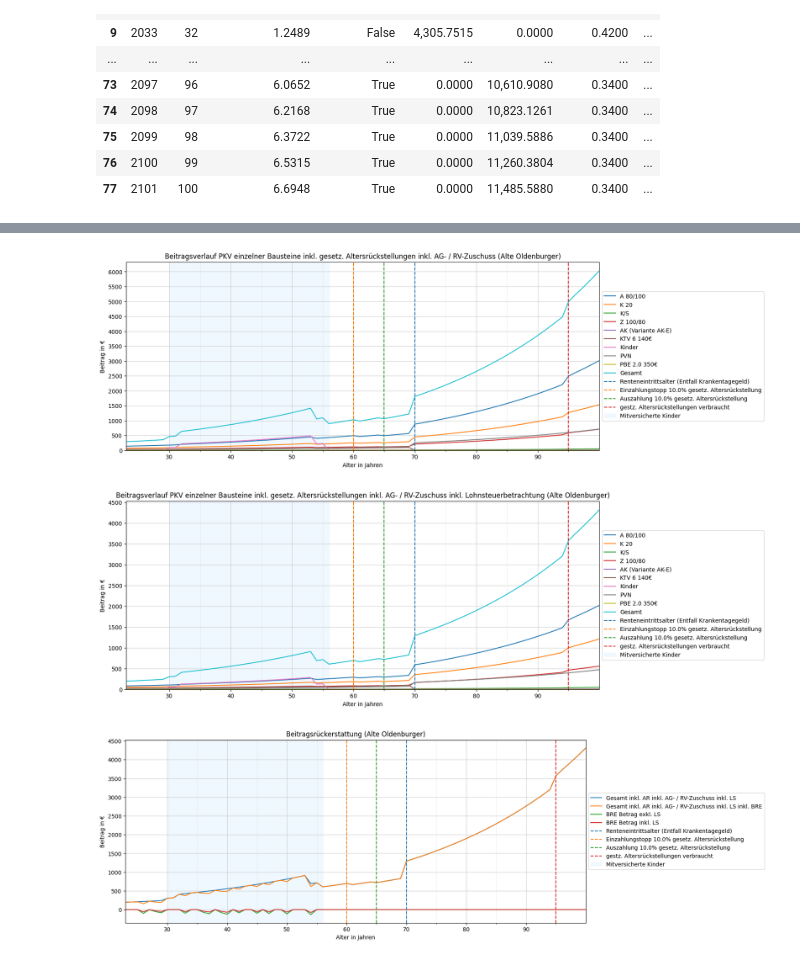
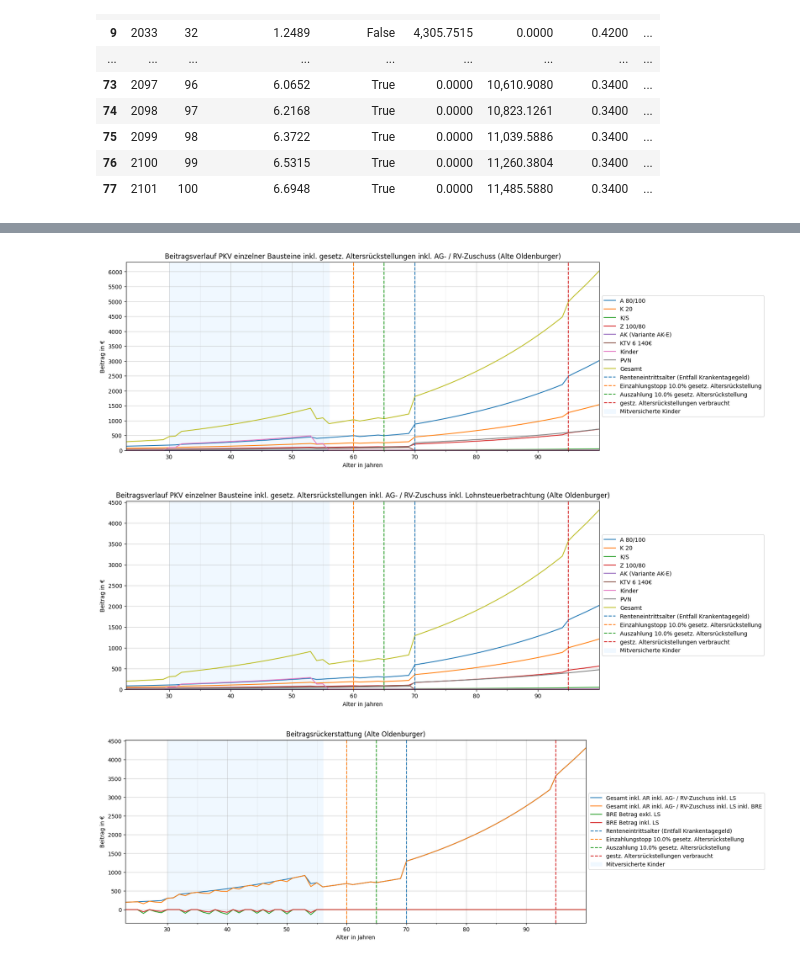
Before and after one commit to maxileith/pkv-kosten, a Jupyter notebook: notebook.ipynb, the cells around one changed output, grey strips where cells are left out. Saved outputs shown, nothing was run; the diff lists cells and outputs as text; code cells hidden in the pictures.

```diff
--- a/notebook.ipynb
+++ b/notebook.ipynb
@@ -519,7 +519,7 @@ df.loc[:, ~df.columns.str.startswith('GKV: ')]
 f, ax = plt.subplots(1)
 f.set_size_inches((15, 6))
 
-to_plot = df.loc[:, df.columns.str.startswith('PKV: Beitrag ') & df.columns.str.endswith(' exkl. LS') & ~df.columns.str.contains('exkl. PV')].columns
+to_plot = df.loc[:, df.columns.str.startswith('PKV: Beitrag ') & df.columns.str.endswith(' exkl. LS') & ~df.columns.str.contains('exkl. PV') & ~(df.sum(axis=0).eq(0))].columns
 for col in to_plot:
     plt.plot(df['Alter'], df[col], label=col.replace('PKV: Beitrag ', '').replace(' exkl. LS', ''))
 
@@ -558,7 +558,7 @@ for i in df['PKV: Gebildete Altersrückstellungen (gesetzlich) Gesamt'][::-1]:
         break
     gesetzliche_altersruckstellungen_verbraucht -= 1
 
-to_plot = df.loc[:, df.columns.str.startswith('PKV: Beitrag ') & df.columns.str.endswith(' exkl. LS inkl. AR') & ~df.columns.str.contains('inkl. Zuschüsse') & ~df.columns.str.contains('exkl. PV')].columns
+to_plot = df.loc[:, df.columns.str.startswith('PKV: Beitrag ') & df.columns.str.endswith(' exkl. LS inkl. AR') & ~df.columns.str.contains('inkl. Zuschüsse') & ~df.columns.str.contains('exkl. PV') & ~(df.sum(axis=0).eq(0))].columns
 for col in to_plot:
     plt.plot(df['Alter'], df[col], label=col.replace('PKV: Beitrag ', '').replace(' exkl. LS inkl. AR', ''))
 
@@ -594,43 +594,43 @@ plt.show()
 f, ax = plt.subplots(1)
 f.set_size_inches((15, 6))
 
-to_plot = df.loc[:, df.columns.str.startswith('PKV: Beitrag ') & df.columns.str.endswith(' inkl. Zuschüsse exkl. LS inkl. AR') & ~df.columns.str.contains('exkl. PV')].columns
+to_plot = df.loc[:, df.columns.str.startswith('PKV: Beitrag ') & df.columns.str.endswith(' inkl. Zuschüsse exkl. LS inkl. AR') & ~df.columns.str.contains('exkl. PV') & ~(df.sum(axis=0).eq(0))].columns
 for col in to_plot:
     plt.plot(df['Alter'], df[col], label=col.replace('PKV: Beitrag ', '').replace(' inkl. Zuschüsse exkl. LS inkl. AR', ''))
 
 ax.axvline(x=RENTENEINTRITTSALTER, label="Renteneintrittsalter (Entfall Krankentagegeld)", linestyle='dashed', color='tab:blue')
 ax.axvline(x=PKV_GESETZLICHE_BEITRAGSENTLASTUNG_EINZAHLUNG_BIS, label=f'Einzahlungstopp {PKV_GESETZLICHE_BEITRAGSENTLASTUNG_ANTEIL * 100}% gesetz. Altersrückstellung', linestyle='dashed', color='tab:orange')
 ax.axvline(x=PKV_GESETZLICHE_BEITRAGSENTLASTUNGSPAKET_WIRKSAM_AB, label=f'Auszahlung {PKV_GESETZLICHE_BEITRAGSENTLASTUNG_ANTEIL * 100}% gesetz. Altersrückstellung', linestyle='dashed', color='tab:green')
 if gesetzliche_altersruckstellungen_verbraucht != ENDALTER:
     ax.axvline(x=gesetzliche_altersruckstellungen_verbraucht, label='gestz. Altersrückstellungen verbraucht', linestyle='dashed', color='tab:red')
 
 if alter_wenn_erstes_kind != 1000:
     ax.axvspan(alter_wenn_erstes_kind, alter_wenn_letztes_kind, color='aliceblue', label='Mitversicherte Kinder')
 
 ax.set_ylim(bottom=0)
 ax.set_xlim(left=EINTRITTSALTER)
 ax.set_xlim(right=ENDALTER)
 
 ax.set_title(f'Beitragsverlauf PKV einzelner Bausteine inkl. gesetz. Altersrückstellungen inkl. AG- / RV-Zuschuss ({PKV_VERSICHERUNG})')
 ax.set_xlabel('Alter in Jahren')
 ax.set_ylabel('Beitrag in €')
 
 ax.set_xticks(major_ticks)
 ax.set_xticks(minor_ticks, minor=True)
 ax.grid(which='minor', alpha=0.2)
 ax.grid(which='major', alpha=0.6)
 
 plt.gca().yaxis.set_major_locator(plt.MultipleLocator(500))
 
 plt.legend(loc='center left', bbox_to_anchor=(1, 0.5))
 plt.show()
 # %% [output]
-[figure, old version]
+[figure, new version]
 # %%
 f, ax = plt.subplots(1)
 f.set_size_inches((15, 6))
 
-to_plot = df.loc[:, df.columns.str.startswith('PKV: Beitrag ') & df.columns.str.endswith(' inkl. Zuschüsse inkl. LS inkl. AR') & ~df.columns.str.contains('exkl. PV')].columns
+to_plot = df.loc[:, df.columns.str.startswith('PKV: Beitrag ') & df.columns.str.endswith(' inkl. Zuschüsse inkl. LS inkl. AR') & ~df.columns.str.contains('exkl. PV') & ~(df.sum(axis=0).eq(0))].columns
 for col in to_plot:
     plt.plot(df['Alter'], df[col], label=col.replace('PKV: Beitrag ', '').replace(' inkl. Zuschüsse inkl. LS inkl. AR', ''))
 
@@ -661,7 +661,7 @@ plt.gca().yaxis.set_major_locator(plt.MultipleLocator(500))
 plt.legend(loc='center left', bbox_to_anchor=(1, 0.5))
 plt.show()
 # %% [output]
-[figure, old version]
+[figure, new version]
 # %%
 f, ax = plt.subplots(1)
 f.set_size_inches((15, 6))
```
Also changed, not shown: parts of 2 cells of this notebook, 2 other files.
